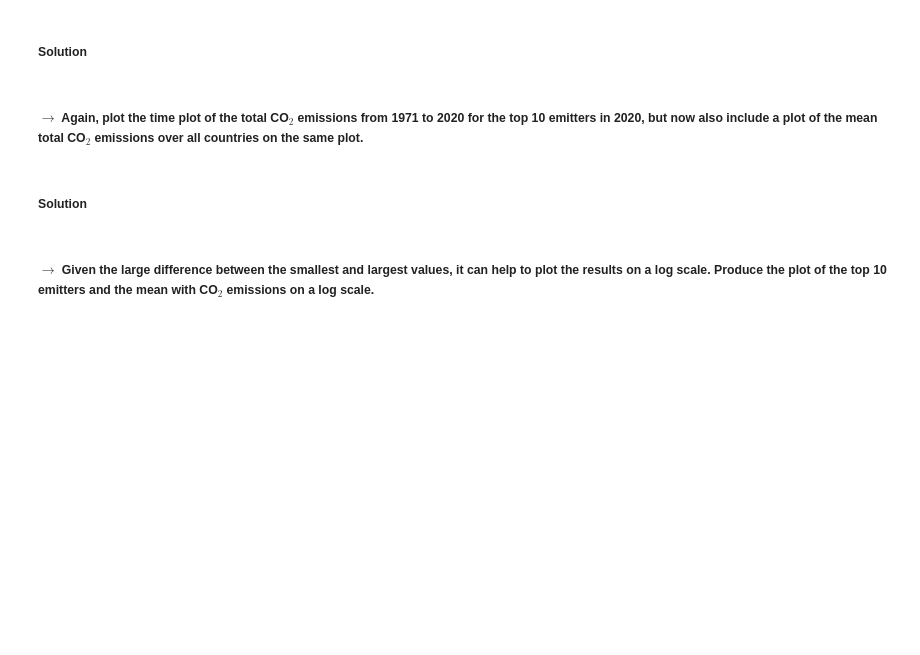
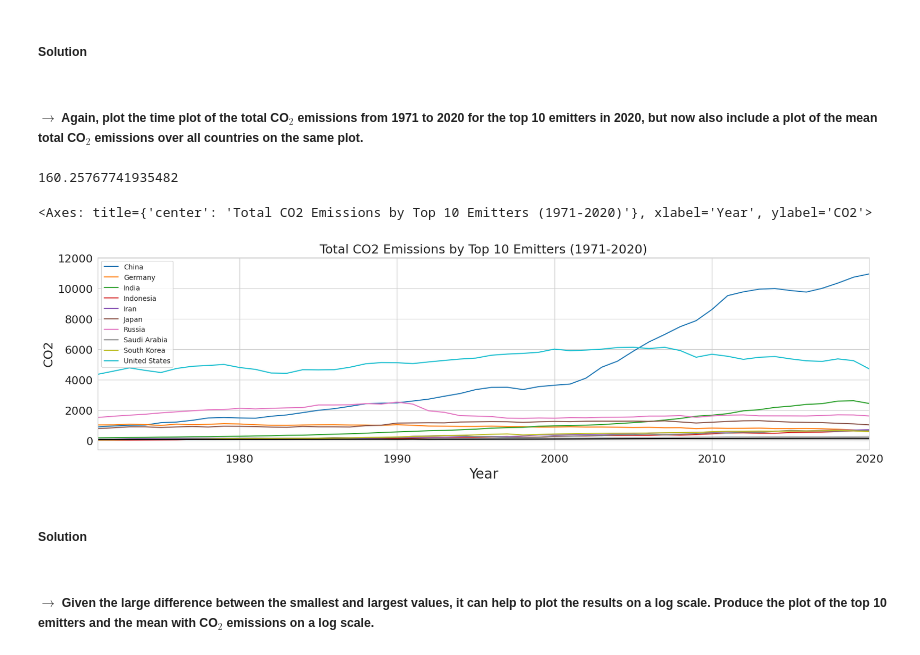
Before and after one commit to ahuwiler15/co2emissions, a Jupyter notebook: Lexi_Huwiler_MATH_2315_Lab_1.ipynb, the cells around one changed output. Saved outputs shown, nothing was run; the diff lists cells and outputs as text; code cells hidden in the pictures; blank space fills up the shorter version.

```diff
--- a/Lexi_Huwiler_MATH_2315_Lab_1.ipynb
+++ b/Lexi_Huwiler_MATH_2315_Lab_1.ipynb
@@ -141,3 +359,24 @@ NameError: ignored
+# %%
+co2_2020.mean()
+# %% [output]
+160.25767741935482
+# %%
+plt.figure(figsize=(20,5))
+sns.lineplot(data=df[df['country'].isin(top_ten_emitters)], x='year', y='co2', hue='country')
+plt.xlim(1971,2020)
+
+plt.xlabel('Year', fontsize = 20)
+plt.ylabel('CO2', fontsize = 18)
+plt.title('Total CO2 Emissions by Top 10 Emitters (1971-2020)', fontsize=18)
+
+# Set sizes of tick labels
+plt.tick_params(labelsize = 16);
+
+#Add mean total
+sns.lineplot(data = df, x = 'year', y = 'co2', color = 'k', estimator=np.mean)
+# %% [output]
+<Axes: title={'center': 'Total CO2 Emissions by Top 10 Emitters (1971-2020)'}, xlabel='Year', ylabel='CO2'>
+[figure, added]
 # %% [markdown]
 ##### Solution
 # %% [markdown]
```
Also changed, not shown: parts of 37 cells of this notebook.
